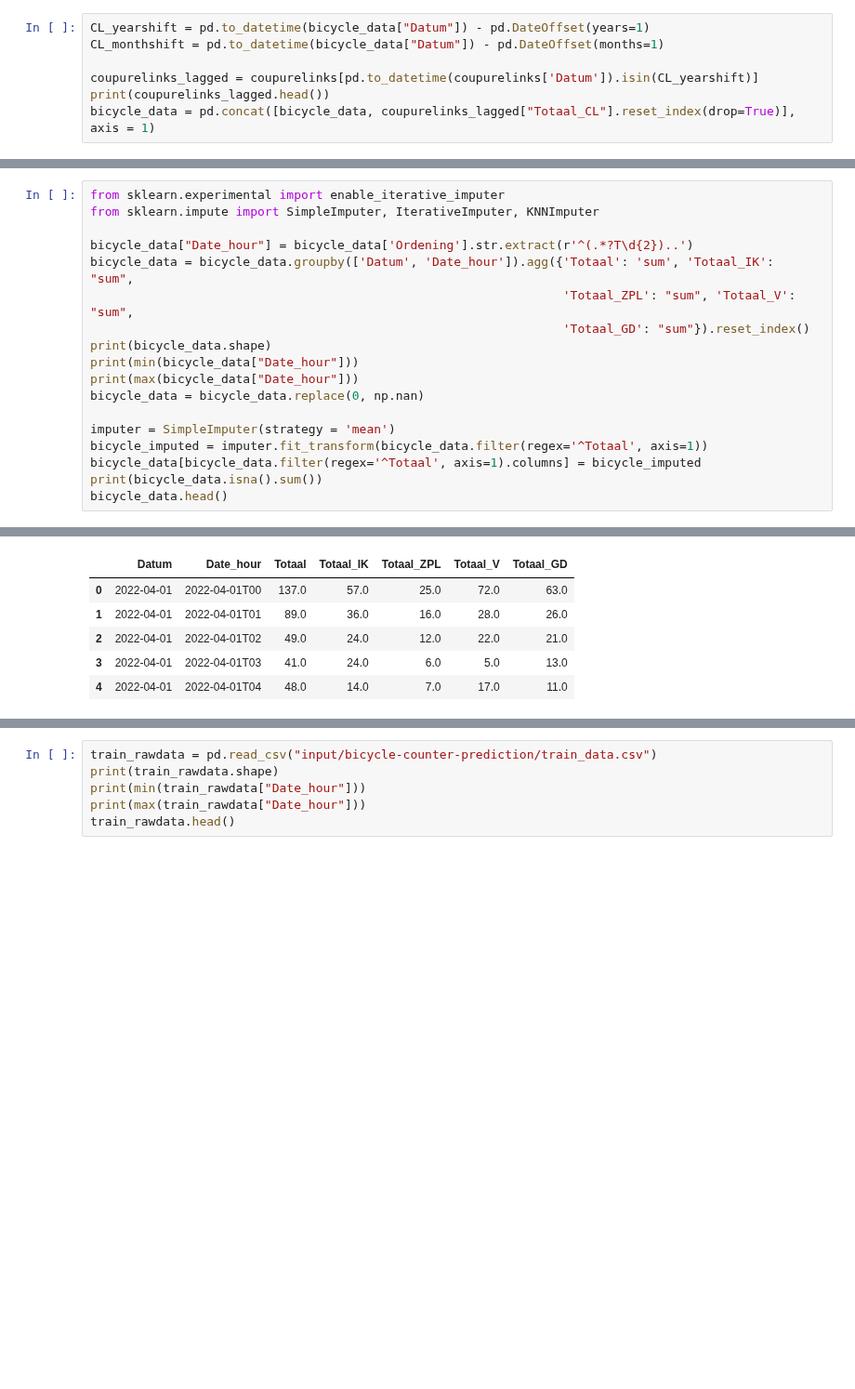
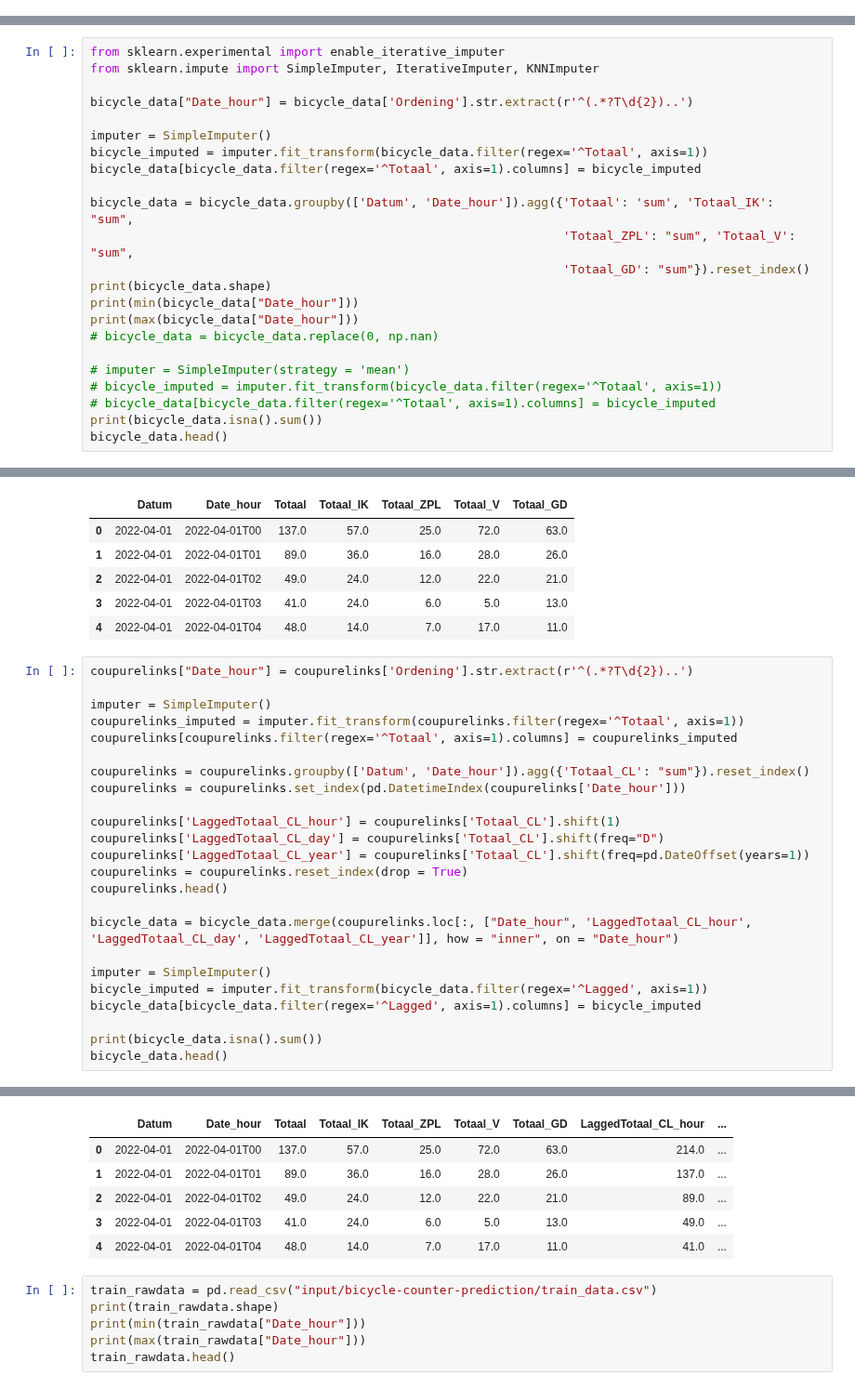
Before and after one commit to Lucmeister55/MLLS_Project1, a Jupyter notebook: project-1-starter-notebook.ipynb, the cells around one changed output, grey strips where cells are left out. Shown at 93% size. Cells and saved outputs as stored; diff of their text form; blank space fills up the shorter version.

```diff
--- a/project-1-starter-notebook.ipynb
+++ b/project-1-starter-notebook.ipynb
@@ -85,10 +117,3 @@ print(bicycle_data.head())
 2        6.0
 3        4.0
 4        5.0
-# %%
-CL_yearshift = pd.to_datetime(bicycle_data["Datum"]) - pd.DateOffset(years=1)
-CL_monthshift = pd.to_datetime(bicycle_data["Datum"]) - pd.DateOffset(months=1)
-
-coupurelinks_lagged = coupurelinks[pd.to_datetime(coupurelinks['Datum']).isin(CL_yearshift)]
-print(coupurelinks_lagged.head())
-bicycle_data = pd.concat([bicycle_data, coupurelinks_lagged["Totaal_CL"].reset_index(drop=True)], axis = 1)
@@ -111,17 +122,22 @@ from sklearn.experimental import enable_iterative_imputer
 from sklearn.impute import SimpleImputer, IterativeImputer, KNNImputer
 
 bicycle_data["Date_hour"] = bicycle_data['Ordening'].str.extract(r'^(.*?T\d{2})..')
+
+imputer = SimpleImputer()
+bicycle_imputed = imputer.fit_transform(bicycle_data.filter(regex='^Totaal', axis=1))
+bicycle_data[bicycle_data.filter(regex='^Totaal', axis=1).columns] = bicycle_imputed
+
 bicycle_data = bicycle_data.groupby(['Datum', 'Date_hour']).agg({'Totaal': 'sum', 'Totaal_IK': "sum",
                                                                  'Totaal_ZPL': "sum", 'Totaal_V': "sum",
                                                                  'Totaal_GD': "sum"}).reset_index()
 print(bicycle_data.shape)
 print(min(bicycle_data["Date_hour"]))
 print(max(bicycle_data["Date_hour"]))
-bicycle_data = bicycle_data.replace(0, np.nan)
+# bicycle_data = bicycle_data.replace(0, np.nan)
 
-imputer = SimpleImputer(strategy = 'mean')
-bicycle_imputed = imputer.fit_transform(bicycle_data.filter(regex='^Totaal', axis=1))
-bicycle_data[bicycle_data.filter(regex='^Totaal', axis=1).columns] = bicycle_imputed
+# imputer = SimpleImputer(strategy = 'mean')
+# bicycle_imputed = imputer.fit_transform(bicycle_data.filter(regex='^Totaal', axis=1))
+# bicycle_data[bicycle_data.filter(regex='^Totaal', axis=1).columns] = bicycle_imputed
 print(bicycle_data.isna().sum())
 bicycle_data.head()
 # %% [output]
@@ -142,3 +158,28 @@ dtype: int64
 | 2 | 2022-04-01 | 2022-04-01T02 | 49.0 | 24.0 | 12.0 | 22.0 | 21.0 |
 | 3 | 2022-04-01 | 2022-04-01T03 | 41.0 | 24.0 | 6.0 | 5.0 | 13.0 |
 | 4 | 2022-04-01 | 2022-04-01T04 | 48.0 | 14.0 | 7.0 | 17.0 | 11.0 |
+# %%
+coupurelinks["Date_hour"] = coupurelinks['Ordening'].str.extract(r'^(.*?T\d{2})..')
+
+imputer = SimpleImputer()
+coupurelinks_imputed = imputer.fit_transform(coupurelinks.filter(regex='^Totaal', axis=1))
+coupurelinks[coupurelinks.filter(regex='^Totaal', axis=1).columns] = coupurelinks_imputed
+
+coupurelinks = coupurelinks.groupby(['Datum', 'Date_hour']).agg({'Totaal_CL': "sum"}).reset_index()
+coupurelinks = coupurelinks.set_index(pd.DatetimeIndex(coupurelinks['Date_hour']))
+
+coupurelinks['LaggedTotaal_CL_hour'] = coupurelinks['Totaal_CL'].shift(1)
+coupurelinks['LaggedTotaal_CL_day'] = coupurelinks['Totaal_CL'].shift(freq="D")
+coupurelinks['LaggedTotaal_CL_year'] = coupurelinks['Totaal_CL'].shift(freq=pd.DateOffset(years=1))
+coupurelinks = coupurelinks.reset_index(drop = True)
+coupurelinks.head()
+
+bicycle_data = bicycle_data.merge(coupurelinks.loc[:, ["Date_hour", 'LaggedTotaal_CL_hour', 'LaggedTotaal_CL_day', 'LaggedTotaal_CL_year']], how = "inner", on = "Date_hour")
+
+imputer = SimpleImputer()
+bicycle_imputed = imputer.fit_transform(bicycle_data.filter(regex='^Lagged', axis=1))
+bicycle_data[bicycle_data.filter(regex='^Lagged', axis=1).columns] = bicycle_imputed
+
+print(bicycle_data.isna().sum())
+bicycle_data.head()
+# %% [output]
@@ -145,3 +197,9 @@ dtype: int64
+|  | Datum | Date_hour | Totaal | Totaal_IK | Totaal_ZPL | Totaal_V | Totaal_GD | LaggedTotaal_CL_hour | ... |
+| 0 | 2022-04-01 | 2022-04-01T00 | 137.0 | 57.0 | 25.0 | 72.0 | 63.0 | 214.0 | ... |
+| 1 | 2022-04-01 | 2022-04-01T01 | 89.0 | 36.0 | 16.0 | 28.0 | 26.0 | 137.0 | ... |
+| 2 | 2022-04-01 | 2022-04-01T02 | 49.0 | 24.0 | 12.0 | 22.0 | 21.0 | 89.0 | ... |
+| 3 | 2022-04-01 | 2022-04-01T03 | 41.0 | 24.0 | 6.0 | 5.0 | 13.0 | 49.0 | ... |
+| 4 | 2022-04-01 | 2022-04-01T04 | 48.0 | 14.0 | 7.0 | 17.0 | 11.0 | 41.0 | ... |
 # %%
 train_rawdata = pd.read_csv("input/bicycle-counter-prediction/train_data.csv")
 print(train_rawdata.shape)
```
Also changed, not shown: parts of 24 cells of this notebook, 3 other files.
